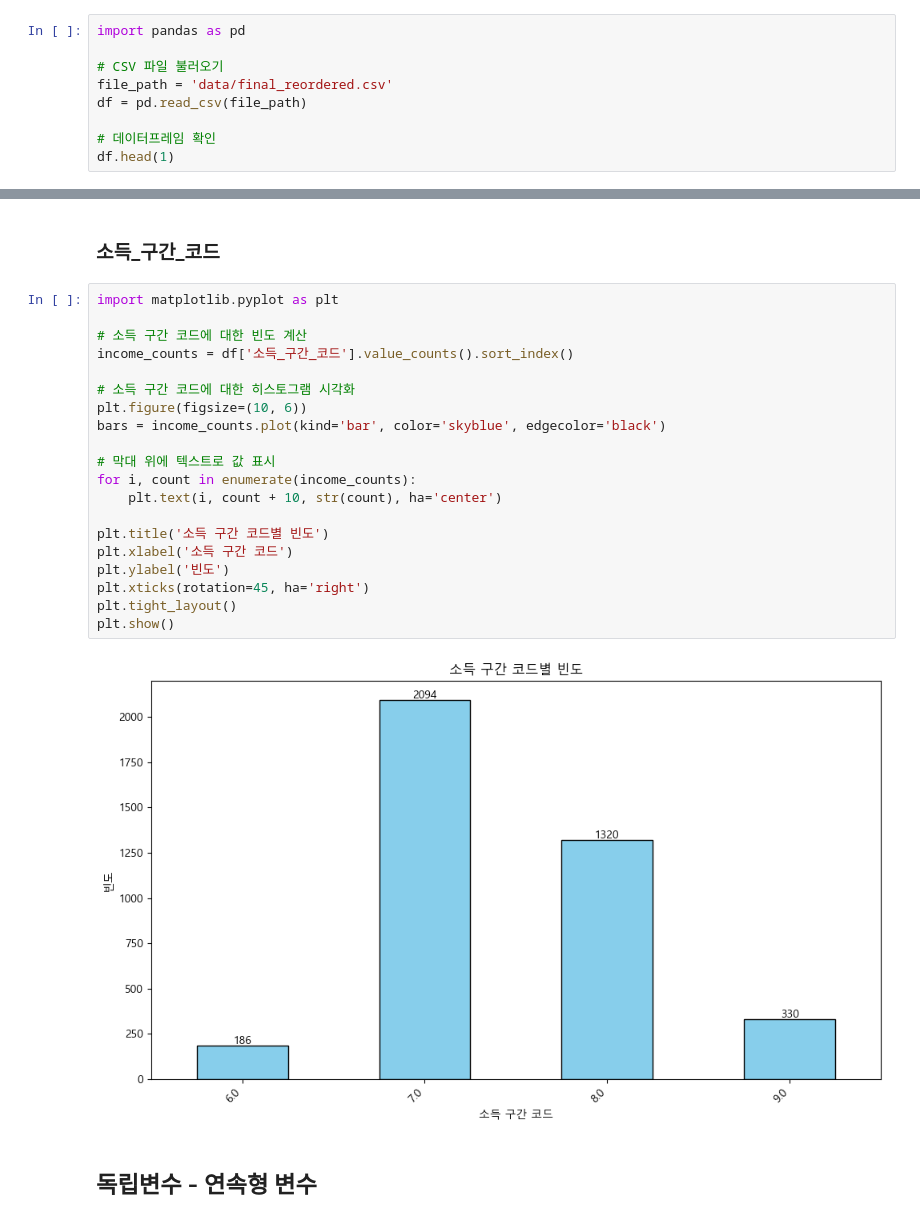
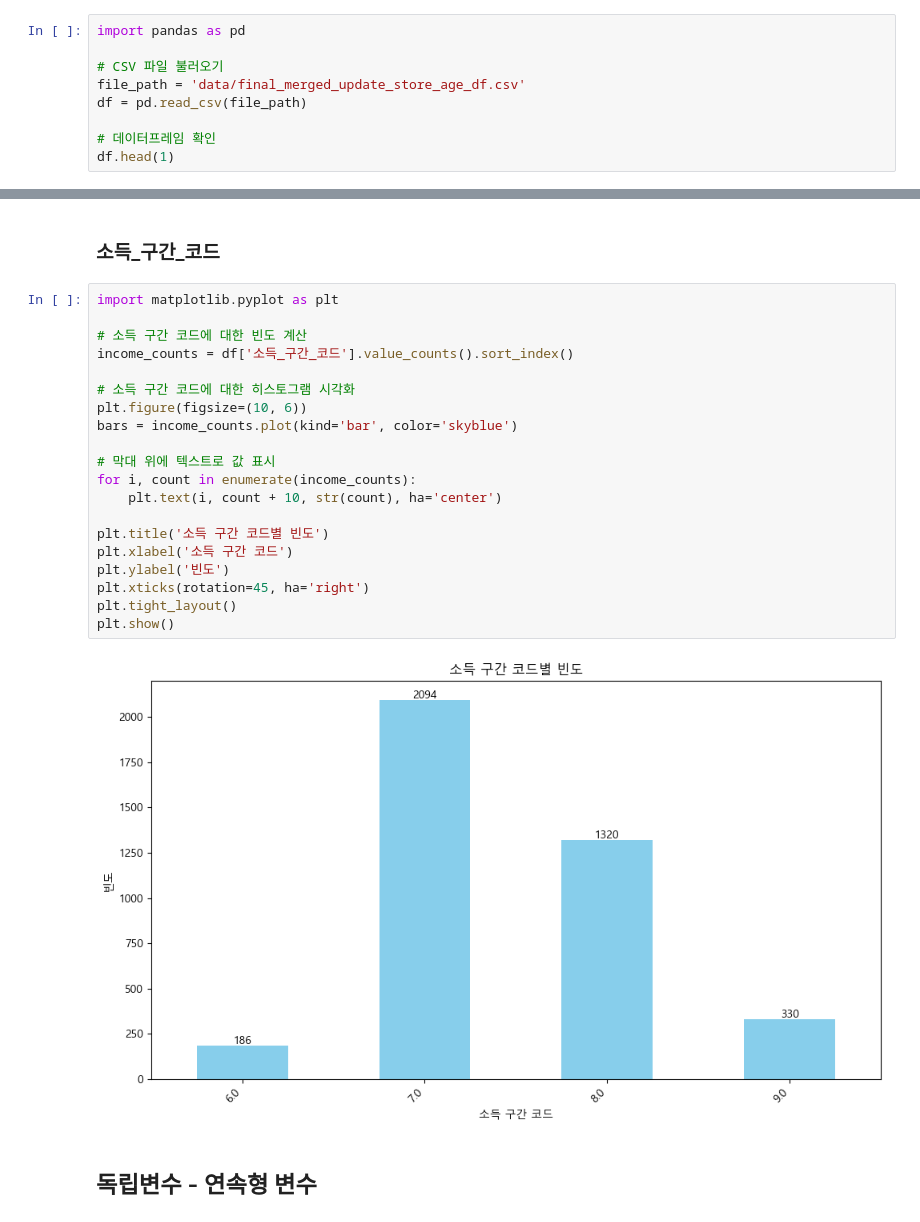
Before and after one commit to hyelin606/Semi-Project, a Jupyter notebook: 데이터 전처리 + EDA.ipynb, the cells around one changed output, grey strips where cells are left out. Cells and saved outputs as stored; diff of their text form.

```diff
--- a/데이터 전처리 + EDA.ipynb
+++ b/데이터 전처리 + EDA.ipynb
@@ -4,7 +4,7 @@
 import pandas as pd
 
 # CSV 파일 불러오기
-file_path = 'data/final_reordered.csv'
+file_path = 'data/final_merged_update_store_age_df.csv'
 df = pd.read_csv(file_path)
 
 # 데이터프레임 확인
@@ -200,25 +205,25 @@ plt.show()
 # %%
 import matplotlib.pyplot as plt
 
 # 소득 구간 코드에 대한 빈도 계산
 income_counts = df['소득_구간_코드'].value_counts().sort_index()
 
 # 소득 구간 코드에 대한 히스토그램 시각화
 plt.figure(figsize=(10, 6))
-bars = income_counts.plot(kind='bar', color='skyblue', edgecolor='black')
+bars = income_counts.plot(kind='bar', color='skyblue')
 
 # 막대 위에 텍스트로 값 표시
 for i, count in enumerate(income_counts):
     plt.text(i, count + 10, str(count), ha='center')
 
 plt.title('소득 구간 코드별 빈도')
 plt.xlabel('소득 구간 코드')
 plt.ylabel('빈도')
 plt.xticks(rotation=45, ha='right')
 plt.tight_layout()
 plt.show()
 # %% [output]
-[figure, old version]
+[figure, new version]
 # %% [markdown]
 ## 독립변수 - 연속형 변수
 # %% [markdown]
```
Also changed, not shown: parts of 7 cells of this notebook, 23 other files.
